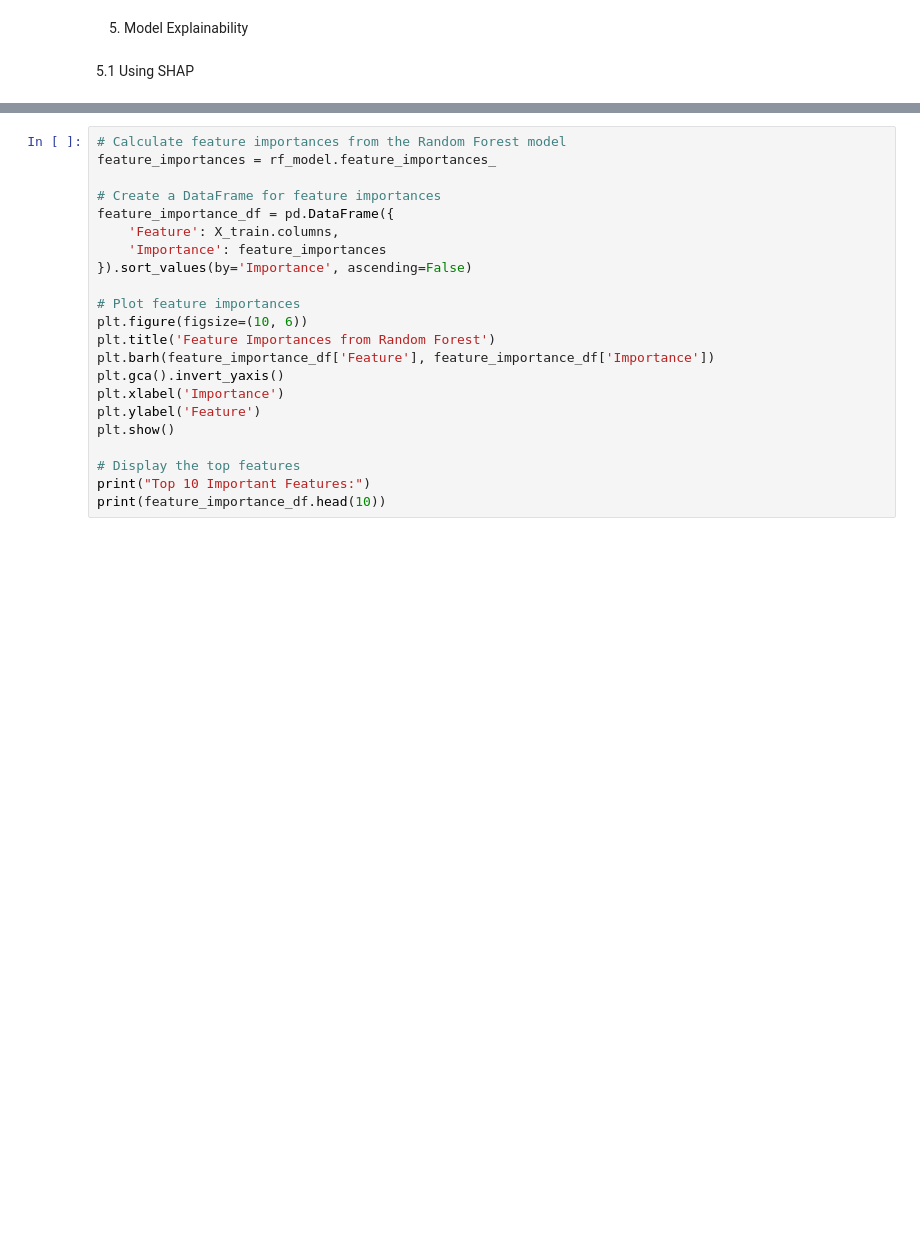
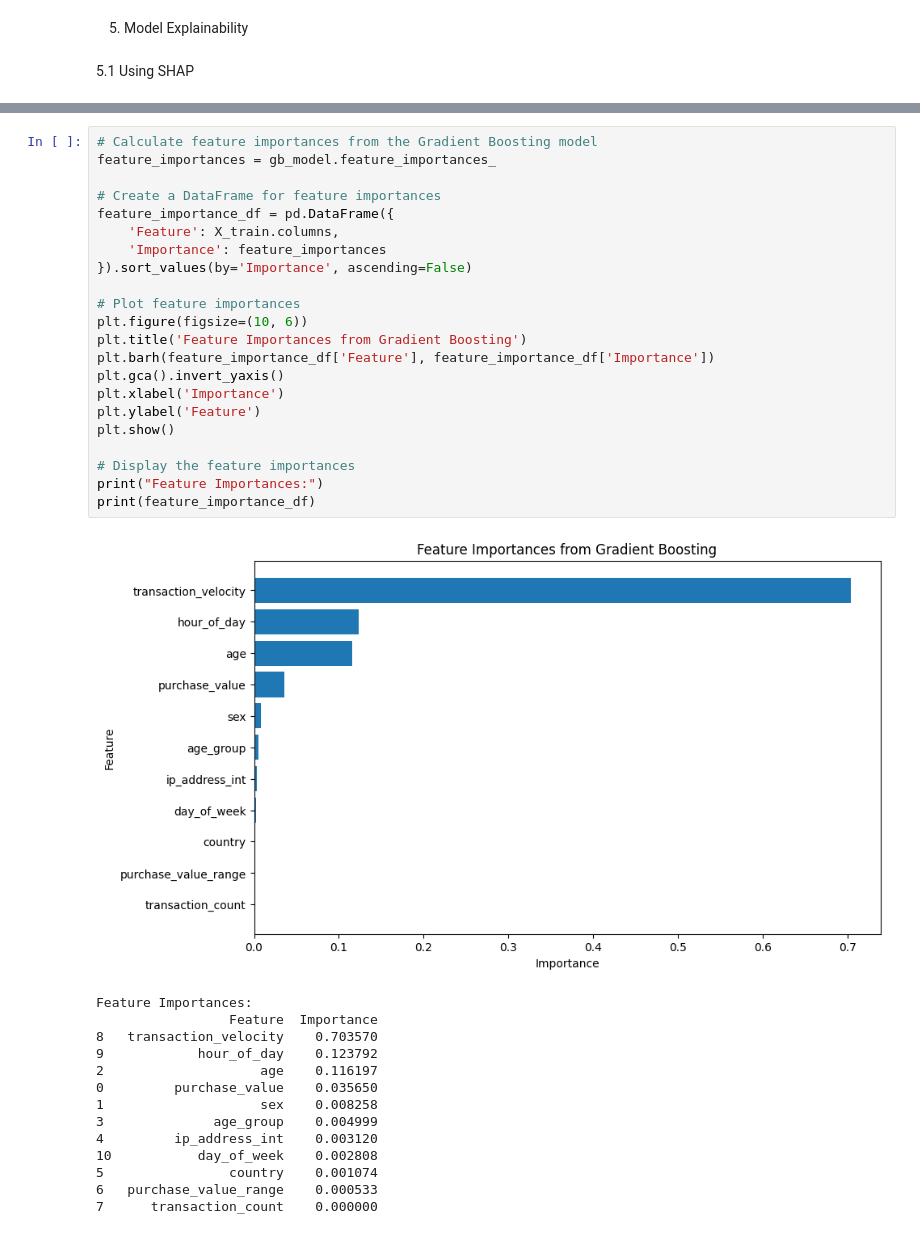
Before and after one commit to Abenezer-Baheru/Fraud_Detection_ML_Model_in_E-commerce_and_Credit_Card_Transactions, a Jupyter notebook: notebooks/models/e-commerce_model_withClassBalance.ipynb, the cells around one changed output, grey strips where cells are left out. Cells and saved outputs as stored; diff of their text form; blank space fills up the shorter version.

```diff
--- a/notebooks/models/e-commerce_model_withClassBalance.ipynb
+++ b/notebooks/models/e-commerce_model_withClassBalance.ipynb
@@ -281,22 +331,37 @@ for model_name, model in models.items():
 # %%
-# Calculate feature importances from the Random Forest model
-feature_importances = rf_model.feature_importances_
+# Calculate feature importances from the Gradient Boosting model
+feature_importances = gb_model.feature_importances_
 
 # Create a DataFrame for feature importances
 feature_importance_df = pd.DataFrame({
     'Feature': X_train.columns,
     'Importance': feature_importances
 }).sort_values(by='Importance', ascending=False)
 
 # Plot feature importances
 plt.figure(figsize=(10, 6))
-plt.title('Feature Importances from Random Forest')
+plt.title('Feature Importances from Gradient Boosting')
 plt.barh(feature_importance_df['Feature'], feature_importance_df['Importance'])
 plt.gca().invert_yaxis()
 plt.xlabel('Importance')
 plt.ylabel('Feature')
 plt.show()
 
-# Display the top features
-print("Top 10 Important Features:")
-print(feature_importance_df.head(10))
+# Display the feature importances
+print("Feature Importances:")
+print(feature_importance_df)
+# %% [output]
+[figure, added]
+Feature Importances:
+                 Feature  Importance
+8   transaction_velocity    0.703570
+9            hour_of_day    0.123792
+2                    age    0.116197
+0         purchase_value    0.035650
+1                    sex    0.008258
+3              age_group    0.004999
+4         ip_address_int    0.003120
+10           day_of_week    0.002808
+5                country    0.001074
+6   purchase_value_range    0.000533
+7      transaction_count    0.000000
```
Also changed, not shown: parts of 18 cells of this notebook.
